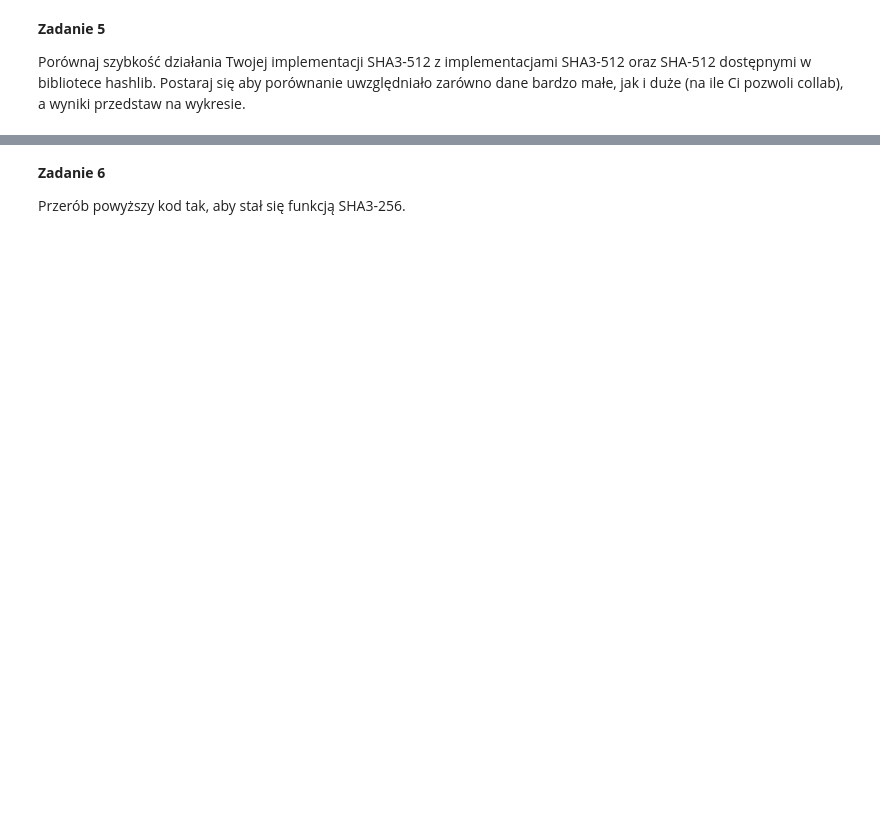
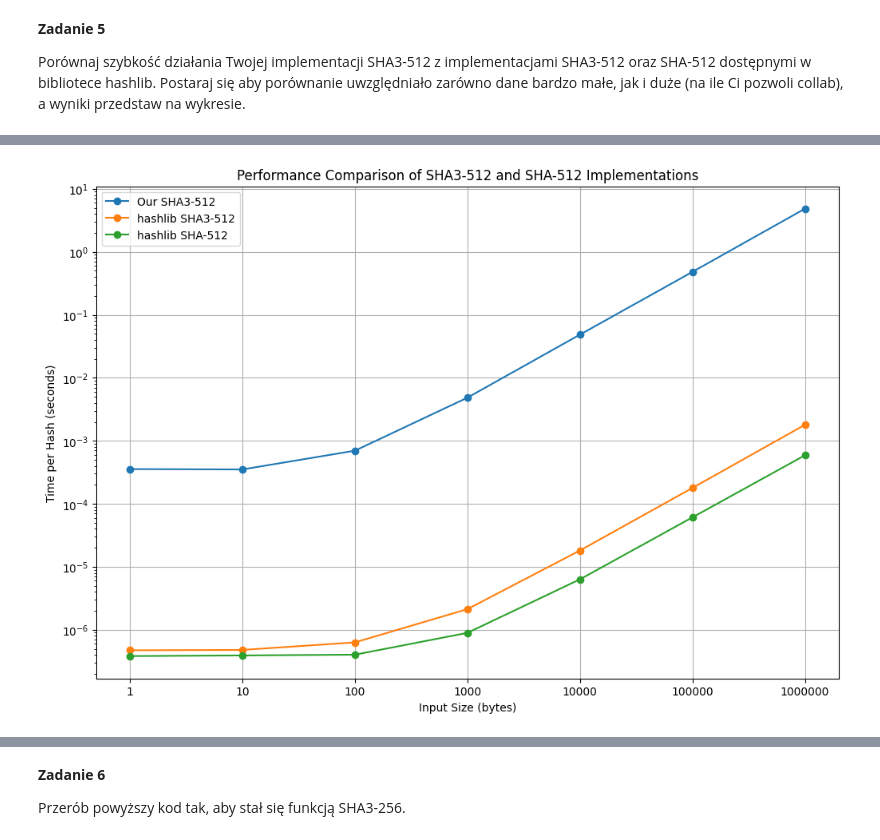
Before and after one commit to MatiPl01/information-security, a Jupyter notebook: lab3/SHA-3.ipynb, the cells around one changed output, grey strips where cells are left out. Saved outputs shown, nothing was run; the diff lists cells and outputs as text; code cells hidden in the pictures; blank space fills up the shorter version.

```diff
--- a/lab3/SHA-3.ipynb
+++ b/lab3/SHA-3.ipynb
@@ -272,0 +309,10 @@ Porównaj szybkość działania Twojej implementacji SHA3-512 z implementacjami
+# %%
+def generate_test_data(size_bytes):
+    return b'a' * size_bytes
+
+def measure_performance(func, data, iterations=100):
+    start_time = time.time()
+    for _ in range(iterations):
+        func(data)
+    end_time = time.time()
+    return (end_time - start_time) / iterations  # Average time per iteration
@@ -272,0 +379,26 @@ Porównaj szybkość działania Twojej implementacji SHA3-512 z implementacjami
+# %%
+# Plot results
+plt.figure(figsize=(12, 8))
+
+# Convert sizes to strings for x-axis labels
+size_labels = [str(size) for size in sizes]
+
+# Plot each implementation
+plt.plot(size_labels, our_times, 'o-', label='Our SHA3-512')
+plt.plot(size_labels, sha3_times, 'o-', label='hashlib SHA3-512')
+plt.plot(size_labels, sha2_times, 'o-', label='hashlib SHA-512')
+
+# Set log scale for y-axis
+plt.yscale('log')
+
+# Add labels and title
+plt.xlabel('Input Size (bytes)')
+plt.ylabel('Time per Hash (seconds)')
+plt.title('Performance Comparison of SHA3-512 and SHA-512 Implementations')
+plt.legend()
+plt.grid(True)
+
+# Save the plot
+plt.show()
+# %% [output]
+[figure, added]
```
Also changed, not shown: parts of 11 cells of this notebook, 1 other file.
